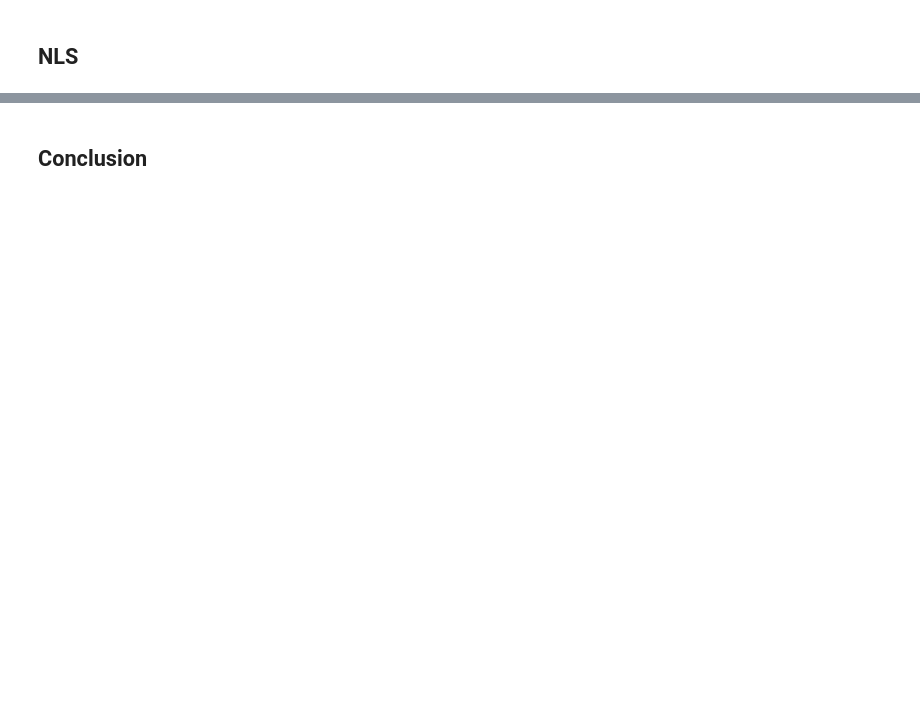
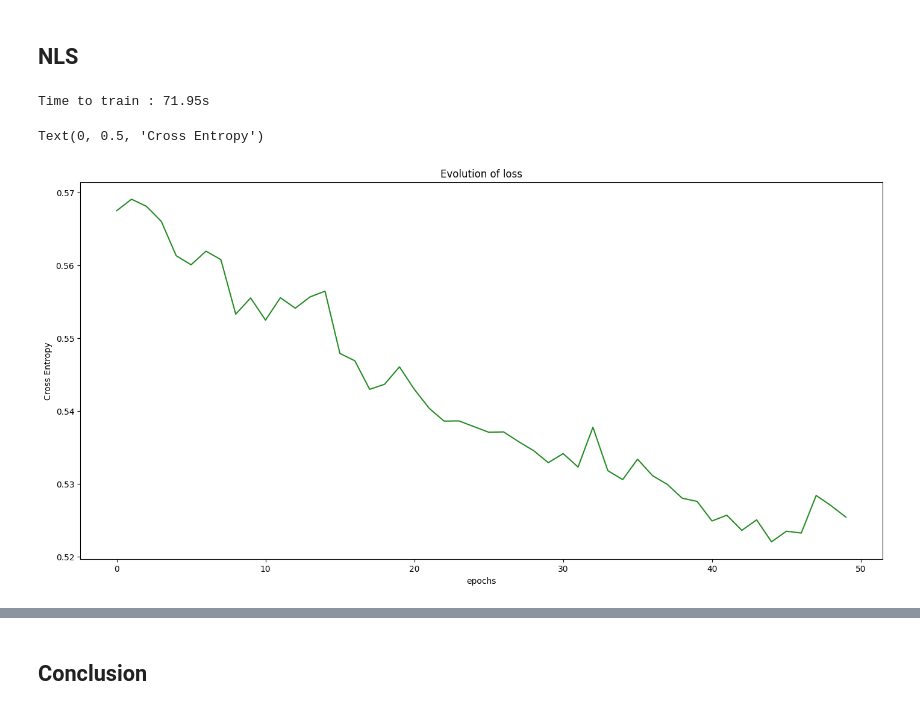
Before and after one commit to DarenXL/Neural_ST_inference, a Jupyter notebook: Code GNN/Amortized_Methods_Geostatistics.ipynb, the cells around one changed output, grey strips where cells are left out. Saved outputs shown, nothing was run; the diff lists cells and outputs as text; code cells hidden in the pictures; blank space fills up the shorter version.

```diff
--- a/Code GNN/Amortized_Methods_Geostatistics.ipynb
+++ b/Code GNN/Amortized_Methods_Geostatistics.ipynb
@@ -914,7 +924,7 @@ model_grid = CNN_network_nodense(in_channels=2).to(device)
 
 optimizer_grid = torch.optim.Adam(model_grid.parameters(), lr=1e-4)
 # %%
-n_epochs = 250
+n_epochs = 50
 n_epochs_test = 10
 all_loss_train_grid = [] # torch.zeros((n_epochs, n_train,theta_size))
 all_loss_test_grid = [] # torch.zeros((n_epochs//n_epochs_test, n_test,theta_size))
@@ -1076,16 +1098,30 @@ loader_graph_nls = DataLoader(dataset_graph_nls, batch_size, shuffle=True)
-# %%
-dataset_grid_perm = []
-dataset_grid_noperm = []
-
-for i in range(n_train):
-    pi = torch.randperm(m_train) # attention deepset
-
-    dataset_grid_perm += [(dataset_grid[j + i*m_train][0], dataset_grid[pi[j]][1], torch.tensor(0)) for j in range(m_train) ]
-    dataset_grid_noperm += [(dataset_grid[j + i*m_train][0], dataset_grid[j][1], torch.tensor(1)) for j in range(m_train)]
-
-dataset_grid_nls = dataset_grid_perm + dataset_grid_noperm
-
-loader_grid_nls = DataLoader(dataset_grid_nls, batch_size, shuffle=True)
+# %%
+class GraphNLSDataset(Dataset):
+    def __init__(self, theta, deepset):
+        self.theta = theta
+        self.deepset = deepset
+
+        self.theta_perm = theta.clone()
+        for i in range(n_train):
+            pi = torch.randperm(m_train)
+            self.theta_perm[i*m_train+torch.arange(m_train)] = theta[i*m_train+pi[torch.arange(m_train)]]
+
+    def __len__(self):
+        return len(self.theta)*2
+
+    def __getitem__(self, idx):
+
+        nm = len(self.theta)
+
+        if idx < nm :
+            data = torch.load(file+"/graphs/train_graph"+str(idx)+".pt", weights_only=False)
+            return (data, self.theta[idx], torch.tensor(1))
+        else :
+            data = torch.load(file+"/graphs/train_graph"+str(idx - nm)+".pt", weights_only=False)
+            return (data, self.theta_perm[idx - nm], torch.tensor(0))
+
+dataset_graph_nls = GraphNLSDataset(train_theta, train_deepset)
+loader_graph_nls = DataLoader(dataset_graph_nls, batch_size, shuffle=True)
 # %%
 def train_nls(model, optimizer, loader):
 
@@ -1117,35 +1151,39 @@ model_nls = GNN_network(in_channels=1, nls=True).to(device)
 
 optimizer_nls = torch.optim.Adam(model_nls.parameters(), lr=1e-3)
 # %%
-n_epochs = 250
+n_epochs = 50
 all_loss_train_nls=np.zeros((n_epochs,))
 
 t = tqdm(range(0, n_epochs),total=n_epochs)
 
 time_train_nls = time.time()
 
 for epoch in t:
 
     loss = train_nls(
         model_nls,
         optimizer_nls,
         loader_graph_nls,
     )
 
     t.set_description(f"Epoch {epoch+1}/{n_epochs}")
     t.set_postfix(loss=f"{np.mean(loss)}")
     all_loss_train_nls[epoch] = np.mean(loss)
 
 time_train_nls = time.time() - time_train_nls
 
 print(f"Time to train : {time_train_nls:.2f}s")
 
 fig_nls, ax = plt.subplots(1, 1, figsize=(14, 7), constrained_layout=True)
 ax.plot(all_loss_train_nls, 'forestgreen')
 
 ax.set_title('Evolution of loss')
 ax.set_xlabel('epochs')
 ax.set_ylabel('Cross Entropy')
+# %% [output]
+Time to train : 71.95s
+Text(0, 0.5, 'Cross Entropy')
+[figure, added]
 # %%
 def estimate_likelihood_surface(model, simu, theta_grid):
 
```
Also changed, not shown: parts of 37 cells of this notebook, 1 other file.
